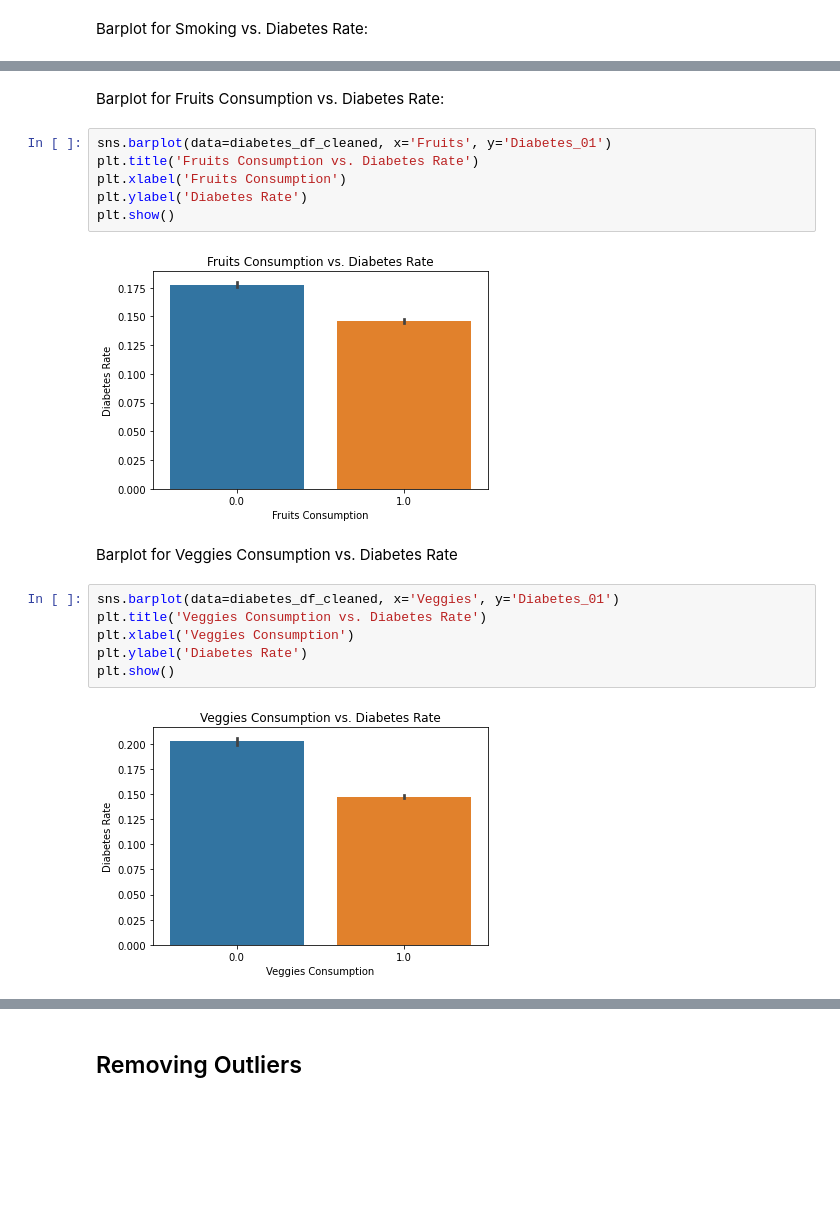
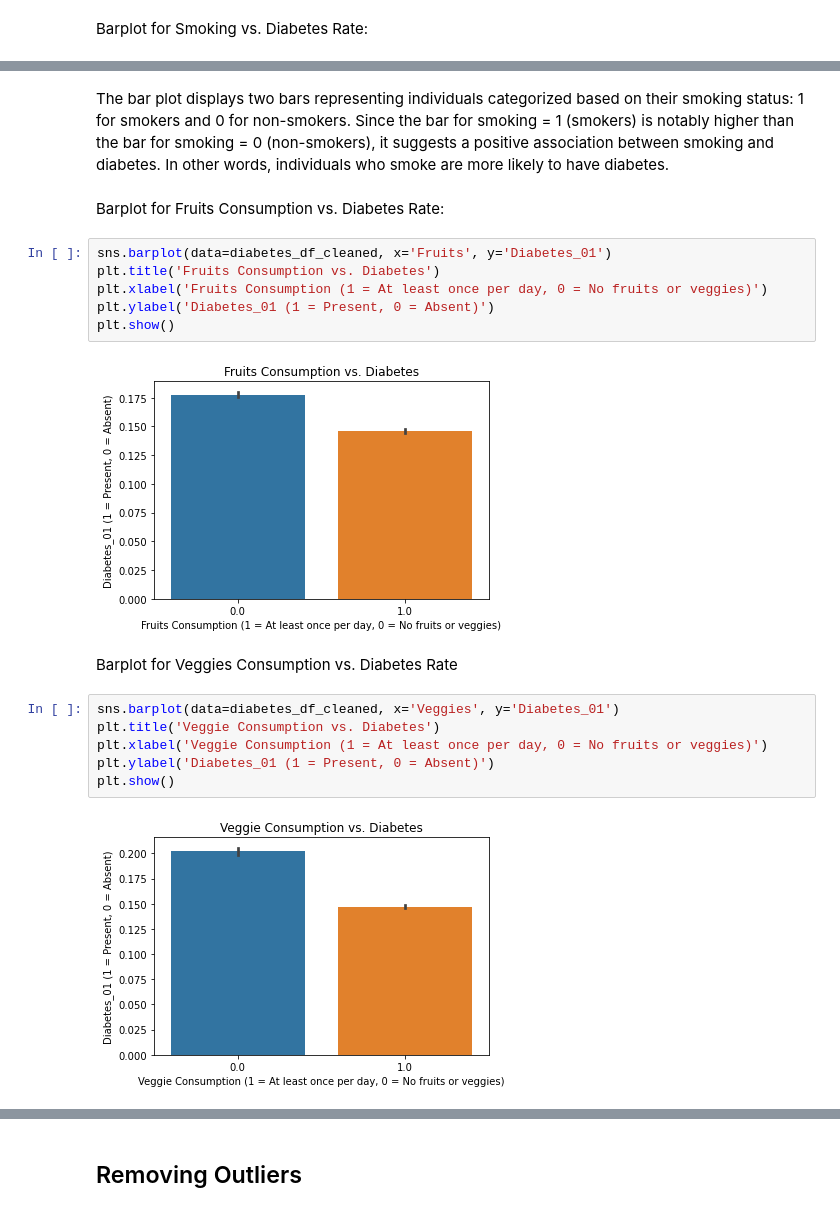
Before and after one commit to edwin815/diabetes_analysis, a Jupyter notebook: EDACheckpoint_Group132_WI24.ipynb, the cells around one changed output, grey strips where cells are left out. Cells and saved outputs as stored; diff of their text form; blank space fills up the shorter version.

```diff
--- a/EDACheckpoint_Group132_WI24.ipynb
+++ b/EDACheckpoint_Group132_WI24.ipynb
@@ -259,20 +248,22 @@ plt.show()
+# %% [markdown]
+The bar plot displays two bars representing individuals categorized based on their smoking status: 1 for smokers and 0 for non-smokers. Since the bar for smoking = 1 (smokers) is notably higher than the bar for smoking = 0 (non-smokers), it suggests a positive association between smoking and diabetes. In other words, individuals who smoke are more likely to have diabetes.
 # %% [markdown]
 Barplot for Fruits Consumption vs. Diabetes Rate:
 # %%
 sns.barplot(data=diabetes_df_cleaned, x='Fruits', y='Diabetes_01')
-plt.title('Fruits Consumption vs. Diabetes Rate')
-plt.xlabel('Fruits Consumption')
-plt.ylabel('Diabetes Rate')
+plt.title('Fruits Consumption vs. Diabetes')
+plt.xlabel('Fruits Consumption (1 = At least once per day, 0 = No fruits or veggies)')
+plt.ylabel('Diabetes_01 (1 = Present, 0 = Absent)')
 plt.show()
 # %% [output]
-[figure, old version]
+[figure, new version]
 # %% [markdown]
 Barplot for Veggies Consumption vs. Diabetes Rate
 # %%
 sns.barplot(data=diabetes_df_cleaned, x='Veggies', y='Diabetes_01')
-plt.title('Veggies Consumption vs. Diabetes Rate')
-plt.xlabel('Veggies Consumption')
-plt.ylabel('Diabetes Rate')
+plt.title('Veggie Consumption vs. Diabetes')
+plt.xlabel('Veggie Consumption (1 = At least once per day, 0 = No fruits or veggies)')
+plt.ylabel('Diabetes_01 (1 = Present, 0 = Absent)')
 plt.show()
 # %% [output]
-[figure, old version]
+[figure, new version]
```
Also changed, not shown: parts of 13 cells of this notebook.
